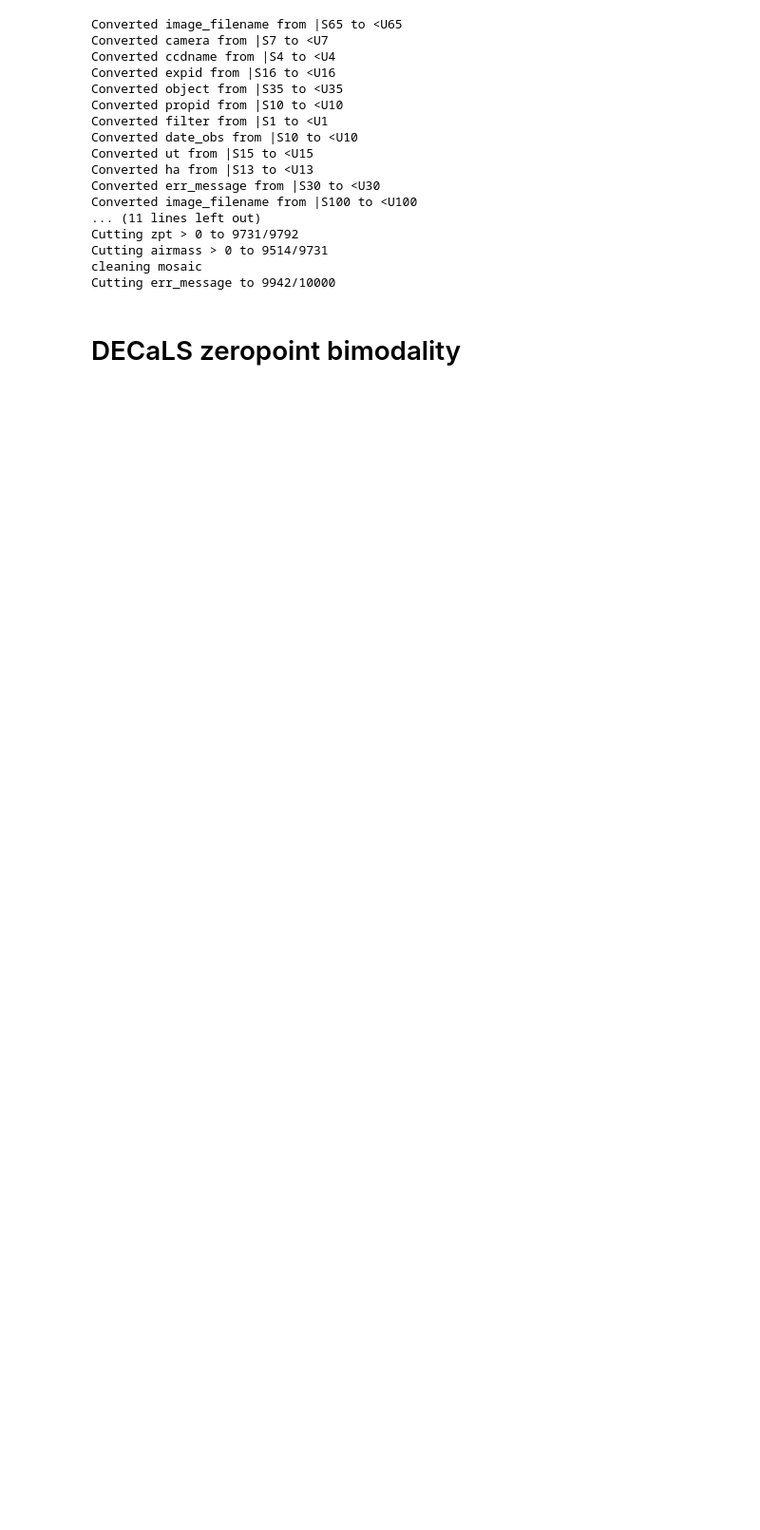
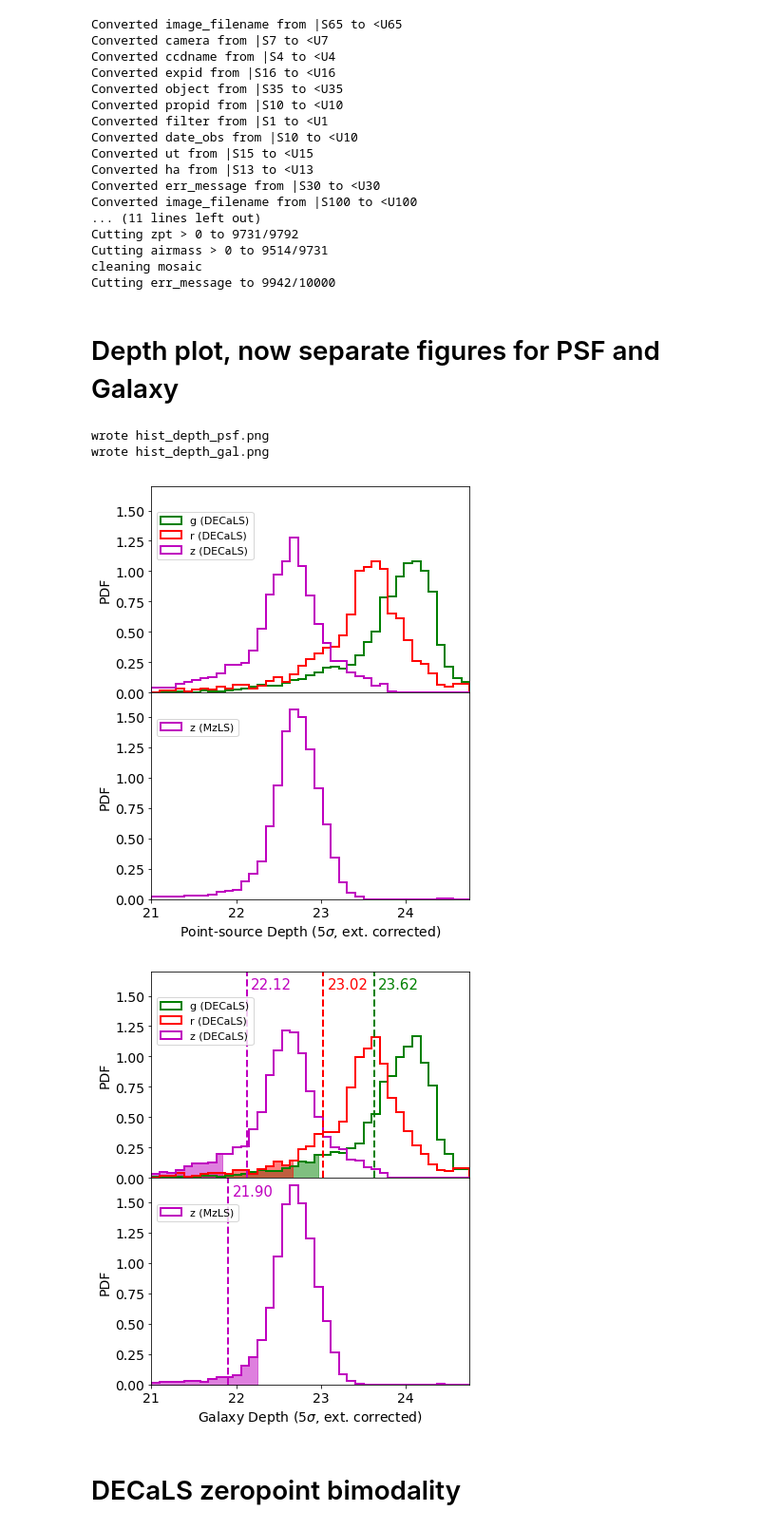
Before and after one commit to legacysurvey/legacyzpts, a Jupyter notebook: doc/nb/Strategy_Paper.ipynb, the cells around one changed output. Shown at 95% size. Saved outputs shown, nothing was run; the diff lists cells and outputs as text; code cells hidden in the pictures; blank space fills up the shorter version.

Commit message:
separate depth plots for psf and gal

```diff
--- a/doc/nb/Strategy_Paper.ipynb
+++ b/doc/nb/Strategy_Paper.ipynb
@@ -39,3 +39,5 @@ Cutting zpt > 0 to 9731/9792
 Cutting airmass > 0 to 9514/9731
 cleaning mosaic
 Cutting err_message to 9942/10000
+# %% [markdown]
+# Depth plot, now separate figures for PSF and Galaxy
@@ -42,3 +46,10 @@ Cutting err_message to 9942/10000
+# %%
+z.plot_hist_depth()
+# %% [output]
+wrote hist_depth_psf.png
+wrote hist_depth_gal.png
+[figure, added]
+[figure, added]
 # %% [markdown]
 # DECaLS zeropoint bimodality
 # %%
```
Also changed, not shown: parts of 2 cells of this notebook, 1 other file.
